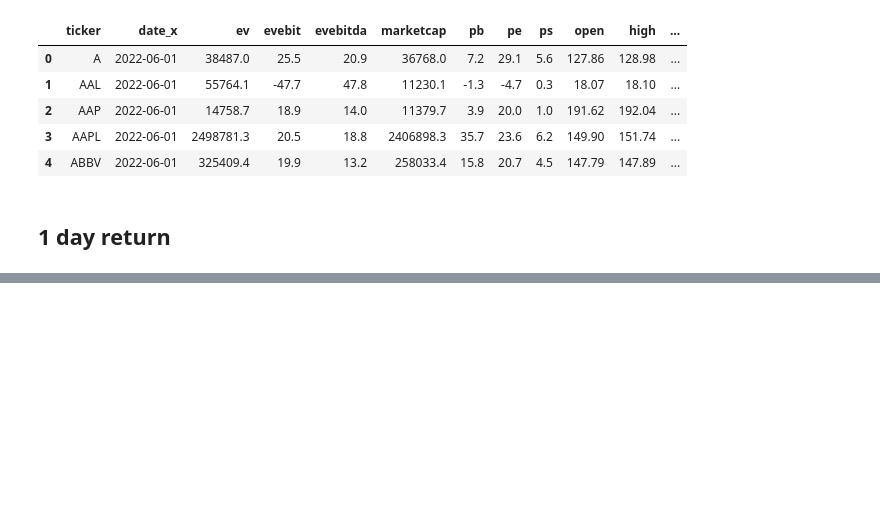
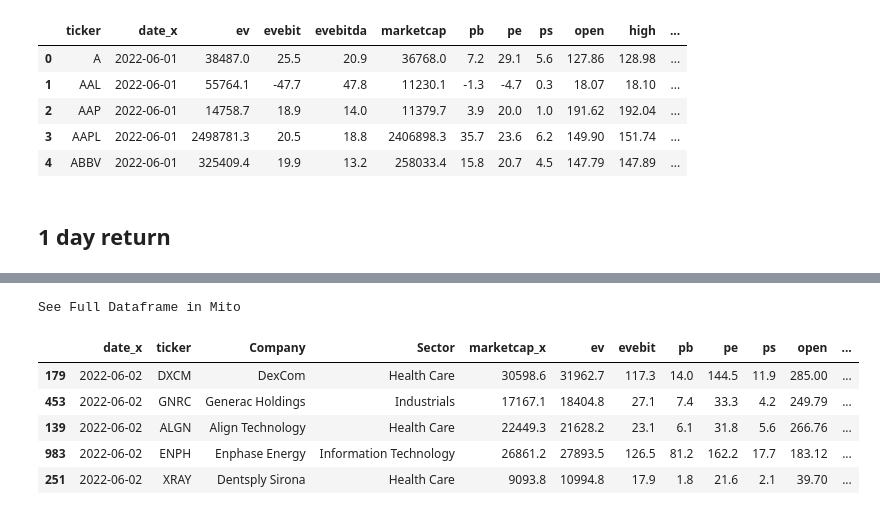
Before and after one commit to bme3412/Python, a Jupyter notebook: quandl/1_day_return.ipynb, the cells around one changed output, grey strips where cells are left out. Drawn from its saved outputs; the diff is of its cells as text; code cells hidden in the pictures; blank space fills up the shorter version.

```diff
--- a/quandl/1_day_return.ipynb
+++ b/quandl/1_day_return.ipynb
@@ -195,0 +259,10 @@ See Full Dataframe in Mito
+# %%
+SP500_06_02_mcap_chg_sector.sort_values(by=['Active'],ascending=False).head()
+# %% [output]
+See Full Dataframe in Mito
+|  | date_x | ticker | Company | Sector | marketcap_x | ev | evebit | pb | pe | ps | open | ... |
+| 179 | 2022-06-02 | DXCM | DexCom | Health Care | 30598.6 | 31962.7 | 117.3 | 14.0 | 144.5 | 11.9 | 285.00 | ... |
+| 453 | 2022-06-02 | GNRC | Generac Holdings | Industrials | 17167.1 | 18404.8 | 27.1 | 7.4 | 33.3 | 4.2 | 249.79 | ... |
+| 139 | 2022-06-02 | ALGN | Align Technology | Health Care | 22449.3 | 21628.2 | 23.1 | 6.1 | 31.8 | 5.6 | 266.76 | ... |
+| 983 | 2022-06-02 | ENPH | Enphase Energy | Information Technology | 26861.2 | 27893.5 | 126.5 | 81.2 | 162.2 | 17.7 | 183.12 | ... |
+| 251 | 2022-06-02 | XRAY | Dentsply Sirona | Health Care | 9093.8 | 10994.8 | 17.9 | 1.8 | 21.6 | 2.1 | 39.70 | ... |
```
Also changed, not shown: parts of 13 cells of this notebook.
